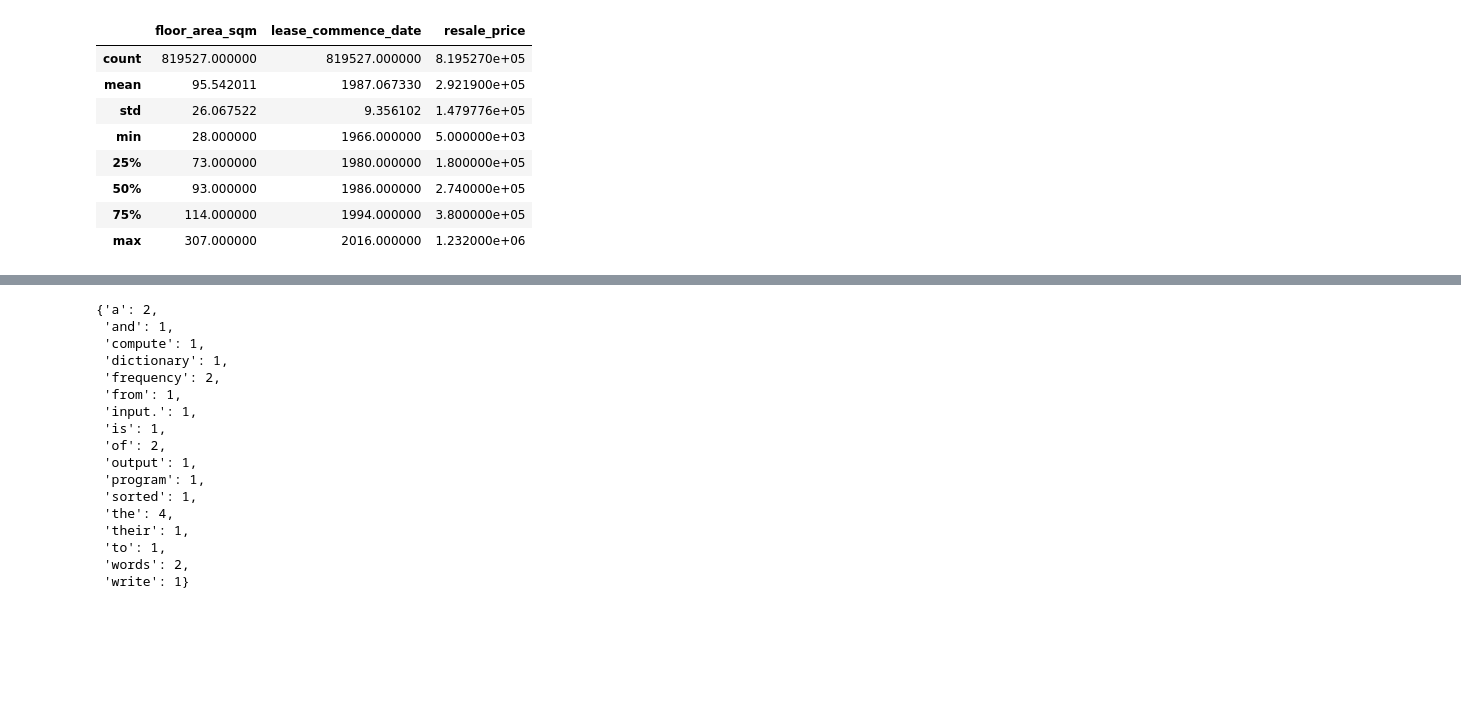
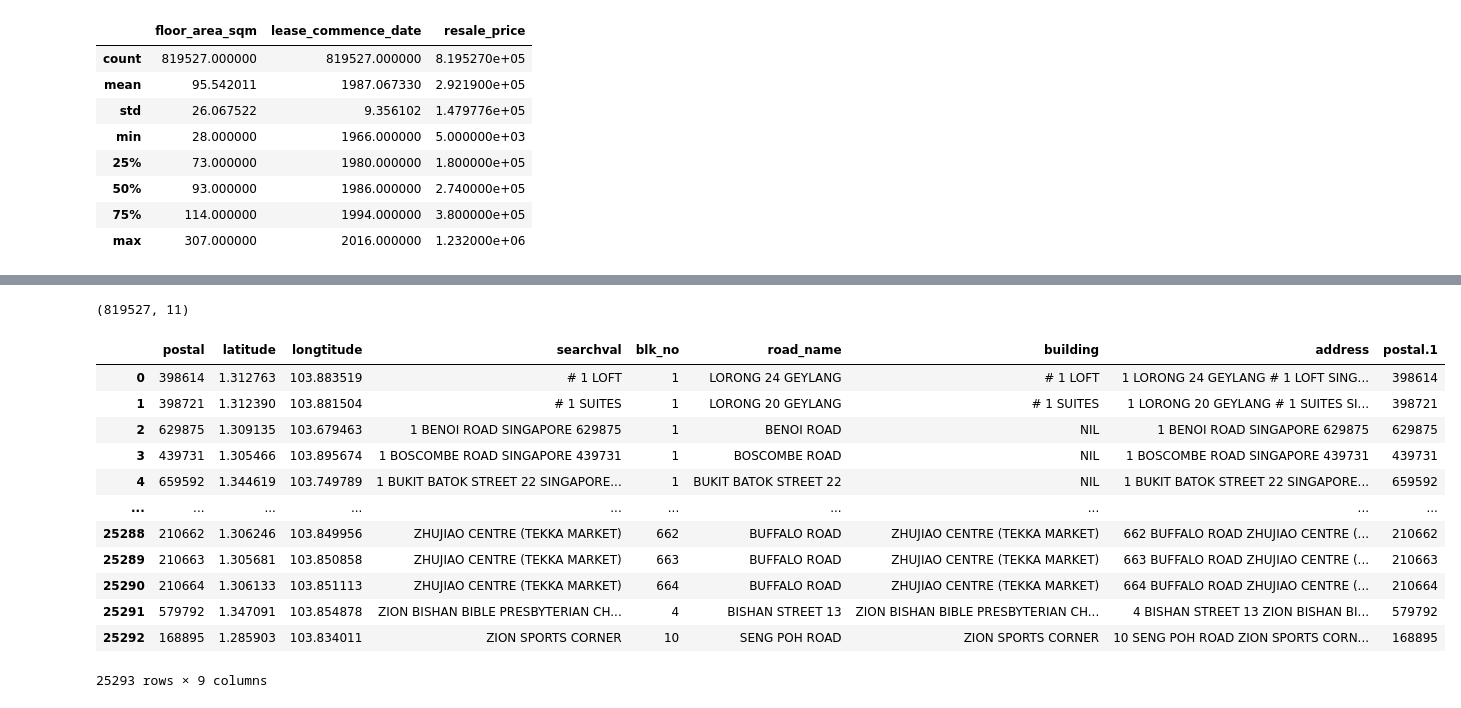
Before and after one commit to FaizalRahman117/IOD, a Jupyter notebook: Mini Lab 1/FR - Mini Lab 1.ipynb, the cells around one changed output, grey strips where cells are left out. Drawn from its saved outputs; the diff is of its cells as text; code cells hidden in the pictures; blank space fills up the shorter version.

```diff
--- a/Mini Lab 1/FR - Mini Lab 1.ipynb
+++ b/Mini Lab 1/FR - Mini Lab 1.ipynb
@@ -383,32 +371,25 @@ Resale.to_csv('HDB_Resale_Complete.csv', index=False)
 #adjust for inflation prices
 #house brand new vs resale
 #Singapore residents not citizens
-# %%
-import pandas as pd
-import numpy as np
-input = 'Write a program to compute the frequency of the words from the input. The output is a sorted dictionary of words and their frequency'
-split = input.lower().split(" ")
-split
-values, counts = np.unique(split, return_counts=True)
-
-res = dict(zip(values, counts))
-
-res
-# %% [output]
-{'a': 2,
- 'and': 1,
- 'compute': 1,
- 'dictionary': 1,
- 'frequency': 2,
- 'from': 1,
- 'input.': 1,
- 'is': 1,
- 'of': 2,
- 'output': 1,
- 'program': 1,
- 'sorted': 1,
- 'the': 4,
- 'their': 1,
- 'to': 1,
- 'words': 2,
- 'write': 1}
+# %%
+hdb = pd.read_csv('HDB_Resale_Complete.csv', header = 0)
+hdb.shape
+# %% [output]
+(819527, 11)
+# %%
+pc = pd.read_csv('sg_zipcode_mapper.csv', header = 0, encoding = "ISO-8859-1")
+pc
+# %% [output]
+|  | postal | latitude | longtitude | searchval | blk_no | road_name | building | address | postal.1 |
+| 0 | 398614 | 1.312763 | 103.883519 | # 1 LOFT | 1 | LORONG 24 GEYLANG | # 1 LOFT | 1 LORONG 24 GEYLANG # 1 LOFT SING... | 398614 |
+| 1 | 398721 | 1.312390 | 103.881504 | # 1 SUITES | 1 | LORONG 20 GEYLANG | # 1 SUITES | 1 LORONG 20 GEYLANG # 1 SUITES SI... | 398721 |
+| 2 | 629875 | 1.309135 | 103.679463 | 1 BENOI ROAD SINGAPORE 629875 | 1 | BENOI ROAD | NIL | 1 BENOI ROAD SINGAPORE 629875 | 629875 |
+| 3 | 439731 | 1.305466 | 103.895674 | 1 BOSCOMBE ROAD SINGAPORE 439731 | 1 | BOSCOMBE ROAD | NIL | 1 BOSCOMBE ROAD SINGAPORE 439731 | 439731 |
+| 4 | 659592 | 1.344619 | 103.749789 | 1 BUKIT BATOK STREET 22 SINGAPORE... | 1 | BUKIT BATOK STREET 22 | NIL | 1 BUKIT BATOK STREET 22 SINGAPORE... | 659592 |
+| ... | ... | ... | ... | ... | ... | ... | ... | ... | ... |
+| 25288 | 210662 | 1.306246 | 103.849956 | ZHUJIAO CENTRE (TEKKA MARKET) | 662 | BUFFALO ROAD | ZHUJIAO CENTRE (TEKKA MARKET) | 662 BUFFALO ROAD ZHUJIAO CENTRE (... | 210662 |
+| 25289 | 210663 | 1.305681 | 103.850858 | ZHUJIAO CENTRE (TEKKA MARKET) | 663 | BUFFALO ROAD | ZHUJIAO CENTRE (TEKKA MARKET) | 663 BUFFALO ROAD ZHUJIAO CENTRE (... | 210663 |
+| 25290 | 210664 | 1.306133 | 103.851113 | ZHUJIAO CENTRE (TEKKA MARKET) | 664 | BUFFALO ROAD | ZHUJIAO CENTRE (TEKKA MARKET) | 664 BUFFALO ROAD ZHUJIAO CENTRE (... | 210664 |
+| 25291 | 579792 | 1.347091 | 103.854878 | ZION BISHAN BIBLE PRESBYTERIAN CH... | 4 | BISHAN STREET 13 | ZION BISHAN BIBLE PRESBYTERIAN CH... | 4 BISHAN STREET 13 ZION BISHAN BI... | 579792 |
+| 25292 | 168895 | 1.285903 | 103.834011 | ZION SPORTS CORNER | 10 | SENG POH ROAD | ZION SPORTS CORNER | 10 SENG POH ROAD ZION SPORTS CORN... | 168895 |
+25293 rows × 9 columns
```
Also changed, not shown: parts of 11 cells of this notebook, 10 other files.
